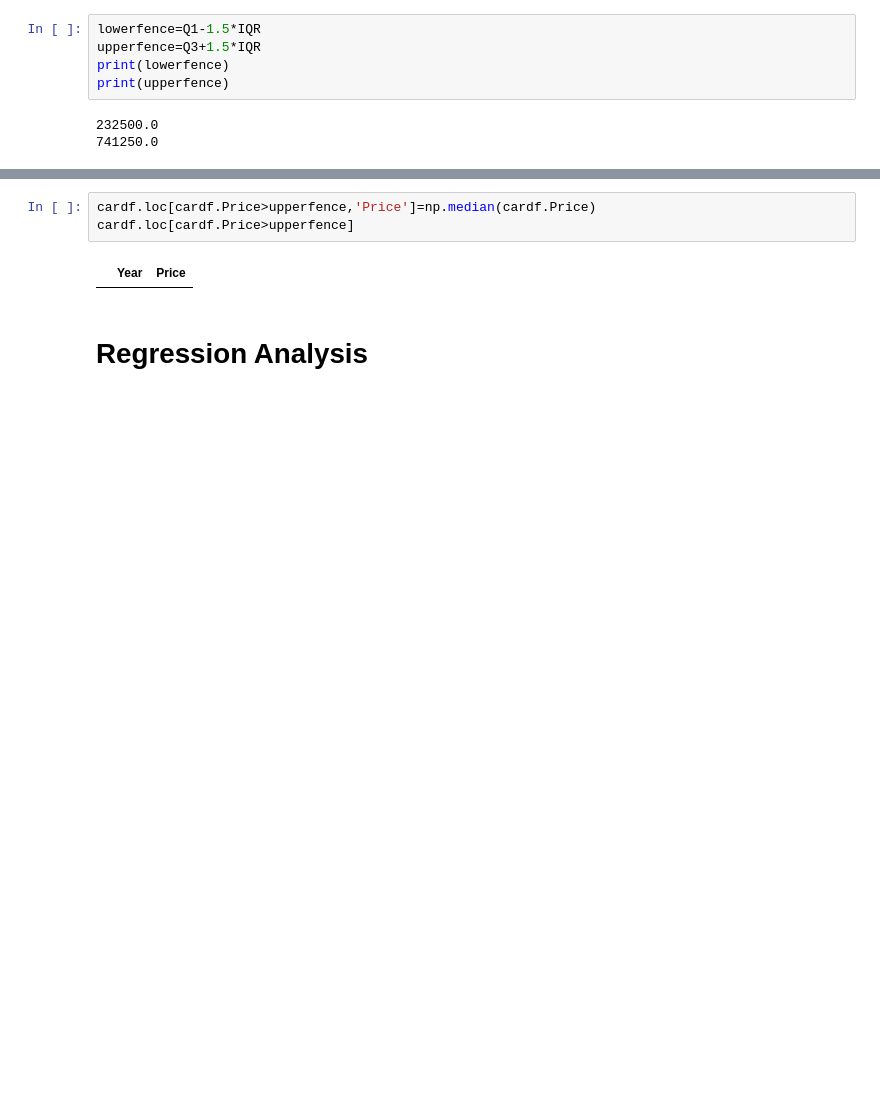
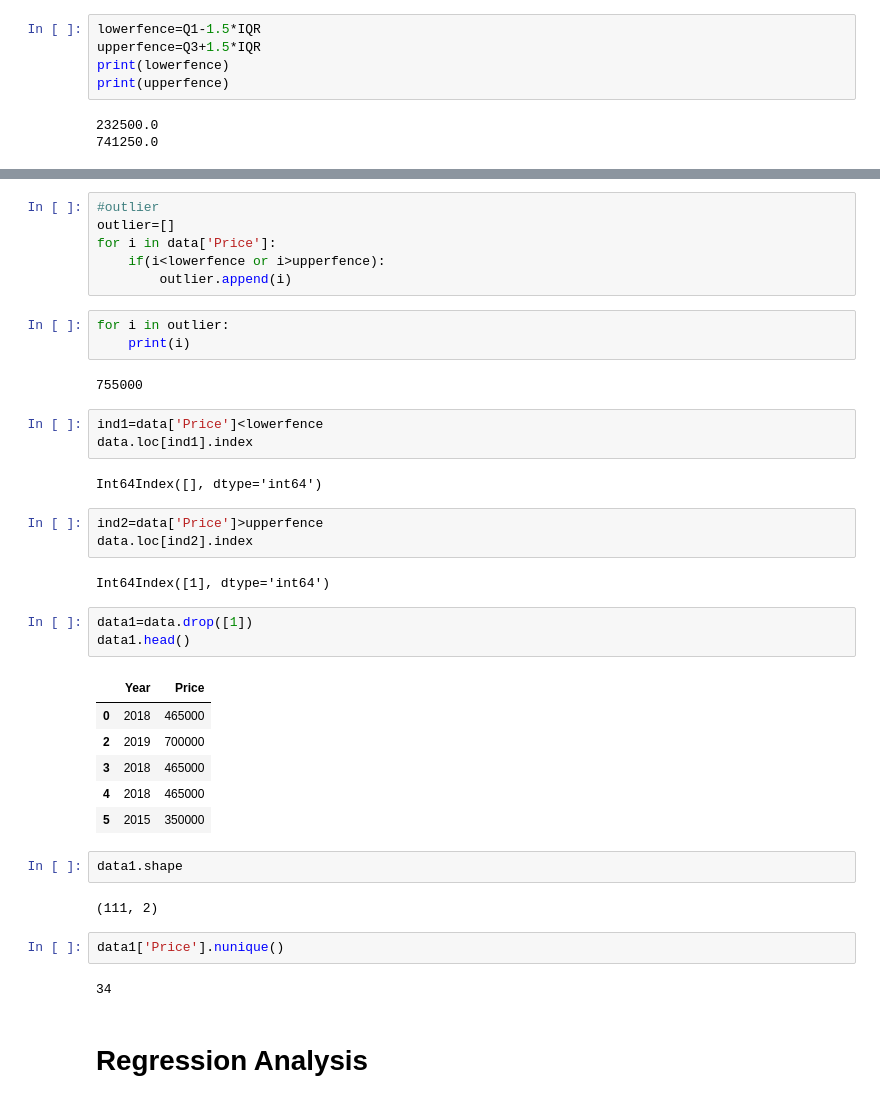
Before and after one commit to ManjuMV27/DataScienceProjects, a Jupyter notebook: MANJU_MV_case study.ipynb, the cells around one changed output, grey strips where cells are left out. Cells and saved outputs as stored; diff of their text form; blank space fills up the shorter version.

```diff
--- a/MANJU_MV_case study.ipynb
+++ b/MANJU_MV_case study.ipynb
@@ -99,11 +103,45 @@ cardf.loc[cardf.Price>upperfence]
 # %% [output]
 |  | Year | Price |
 | 1 | 2019 | 755000 |
-# %%
-cardf.loc[cardf.Price>upperfence,'Price']=np.median(cardf.Price)
-cardf.loc[cardf.Price>upperfence]
-# %% [output]
-|  | Year | Price |
+# %%
+#outlier
+outlier=[]
+for i in data['Price']:
+    if(i<lowerfence or i>upperfence):
+        outlier.append(i)
+# %%
+for i in outlier:
+    print(i)
+# %% [output]
+755000
+# %%
+ind1=data['Price']<lowerfence
+data.loc[ind1].index
+# %% [output]
+Int64Index([], dtype='int64')
+# %%
+ind2=data['Price']>upperfence
+data.loc[ind2].index
+# %% [output]
+Int64Index([1], dtype='int64')
+# %%
+data1=data.drop([1])
+data1.head()
+# %% [output]
+|  | Year | Price |
+| 0 | 2018 | 465000 |
+| 2 | 2019 | 700000 |
+| 3 | 2018 | 465000 |
+| 4 | 2018 | 465000 |
+| 5 | 2015 | 350000 |
+# %%
+data1.shape
+# %% [output]
+(111, 2)
+# %%
+data1['Price'].nunique()
+# %% [output]
+34
 # %% [markdown]
 # Regression Analysis
 # %% [markdown]
```
Also changed, not shown: parts of 42 cells of this notebook.
